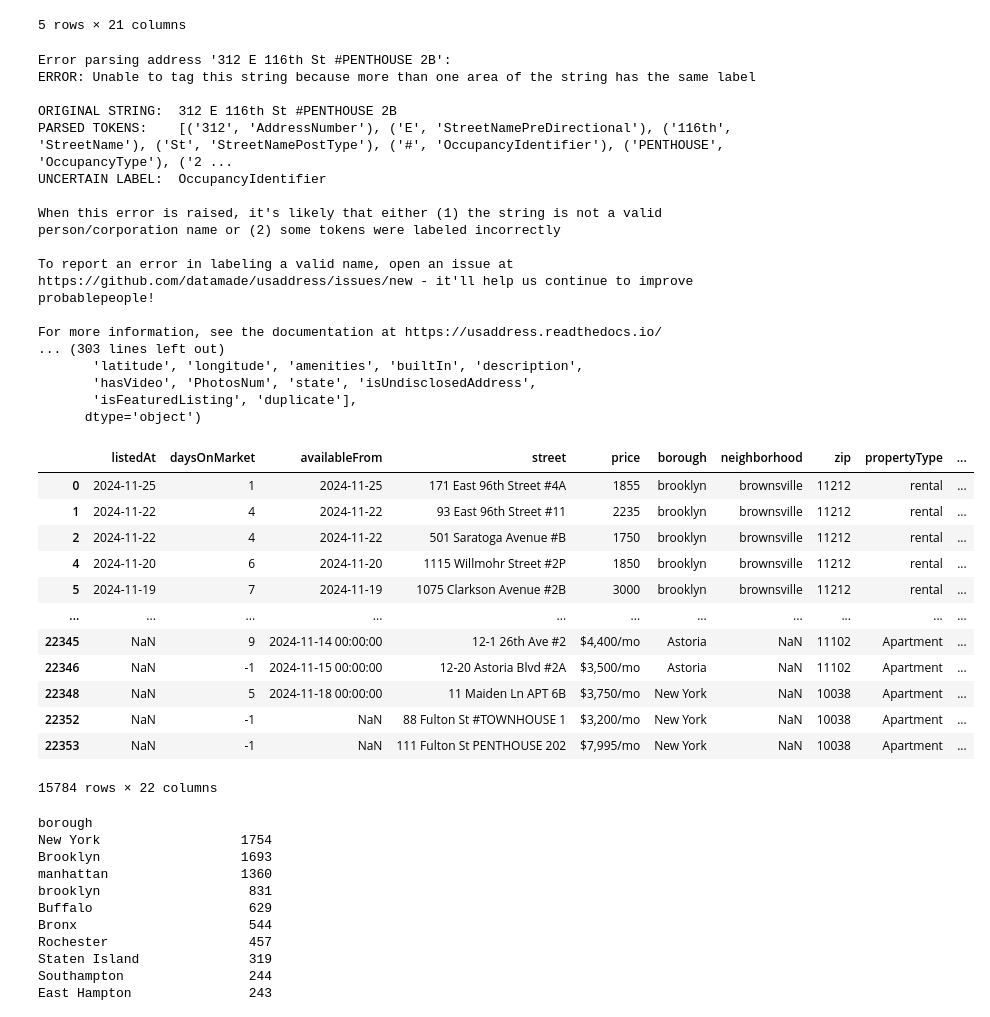
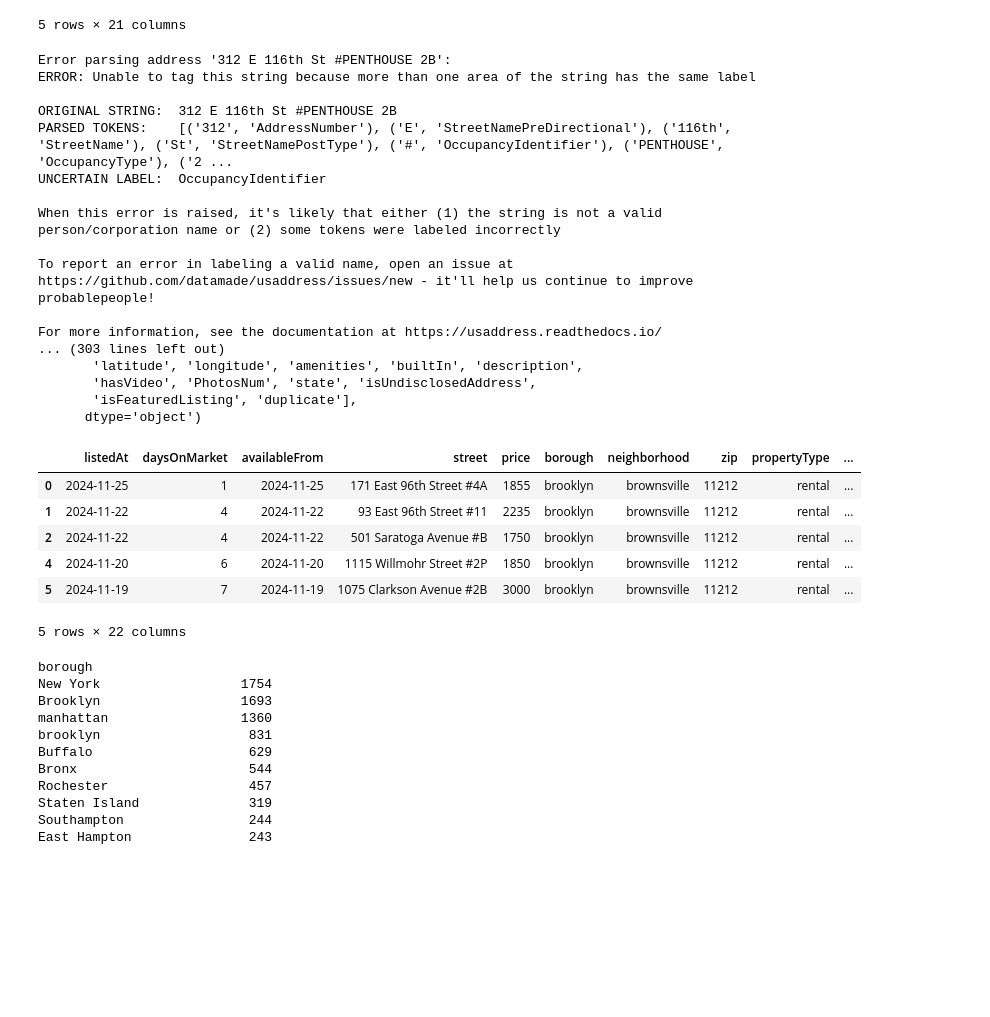
Before and after one commit to abhishekmahajan98/rent-raja, a Jupyter notebook: merger.ipynb, the cells around one changed output. Saved outputs shown, nothing was run; the diff lists cells and outputs as text; code cells hidden in the pictures; blank space fills up the shorter version.

```diff
--- a/merger.ipynb
+++ b/merger.ipynb
@@ -258,41 +251,35 @@ total_df.drop(6104, inplace=True)
 # %%
 total_df = total_df.apply(remove_duplicate_custom, axis=1)
 print(failed)
 print(total_df.columns)
 indices_to_drop = total_df[total_df['duplicate'] == True].index
 total_df.drop(indices_to_drop, inplace=True)
-total_df
+total_df.head()
 # %% [output]
 Error parsing address '312 E 116th St #PENTHOUSE 2B':
 ERROR: Unable to tag this string because more than one area of the string has the same label
 
 ORIGINAL STRING:  312 E 116th St #PENTHOUSE 2B
 PARSED TOKENS:    [('312', 'AddressNumber'), ('E', 'StreetNamePreDirectional'), ('116th', 'StreetName'), ('St', 'StreetNamePostType'), ('#', 'OccupancyIdentifier'), ('PENTHOUSE', 'OccupancyType'), ('2 ...
 UNCERTAIN LABEL:  OccupancyIdentifier
 
 When this error is raised, it's likely that either (1) the string is not a valid person/corporation name or (2) some tokens were labeled incorrectly
 
 To report an error in labeling a valid name, open an issue at https://github.com/datamade/usaddress/issues/new - it'll help us continue to improve probablepeople!
 
 For more information, see the documentation at https://usaddress.readthedocs.io/
 ... (303 lines left out)
        'latitude', 'longitude', 'amenities', 'builtIn', 'description',
        'hasVideo', 'PhotosNum', 'state', 'isUndisclosedAddress',
        'isFeaturedListing', 'duplicate'],
       dtype='object')
 |  | listedAt | daysOnMarket | availableFrom | street | price | borough | neighborhood | zip | propertyType | ... |
 | 0 | 2024-11-25 | 1 | 2024-11-25 | 171 East 96th Street #4A | 1855 | brooklyn | brownsville | 11212 | rental | ... |
 | 1 | 2024-11-22 | 4 | 2024-11-22 | 93 East 96th Street #11 | 2235 | brooklyn | brownsville | 11212 | rental | ... |
 | 2 | 2024-11-22 | 4 | 2024-11-22 | 501 Saratoga Avenue #B | 1750 | brooklyn | brownsville | 11212 | rental | ... |
 | 4 | 2024-11-20 | 6 | 2024-11-20 | 1115 Willmohr Street #2P | 1850 | brooklyn | brownsville | 11212 | rental | ... |
 | 5 | 2024-11-19 | 7 | 2024-11-19 | 1075 Clarkson Avenue #2B | 3000 | brooklyn | brownsville | 11212 | rental | ... |
-| ... | ... | ... | ... | ... | ... | ... | ... | ... | ... | ... |
-| 22345 | NaN | 9 | 2024-11-14 00:00:00 | 12-1 26th Ave #2 | $4,400/mo | Astoria | NaN | 11102 | Apartment | ... |
-| 22346 | NaN | -1 | 2024-11-15 00:00:00 | 12-20 Astoria Blvd #2A | $3,500/mo | Astoria | NaN | 11102 | Apartment | ... |
-| 22348 | NaN | 5 | 2024-11-18 00:00:00 | 11 Maiden Ln APT 6B | $3,750/mo | New York | NaN | 10038 | Apartment | ... |
-| 22352 | NaN | -1 | NaN | 88 Fulton St #TOWNHOUSE 1 | $3,200/mo | New York | NaN | 10038 | Apartment | ... |
-| 22353 | NaN | -1 | NaN | 111 Fulton St PENTHOUSE 202 | $7,995/mo | New York | NaN | 10038 | Apartment | ... |
-15784 rows × 22 columns
+5 rows × 22 columns
 # %%
 pd.set_option('display.max_rows', None)
 total_df['borough'].value_counts()
```
Also changed, not shown: parts of 15 cells of this notebook, 2 other files.
